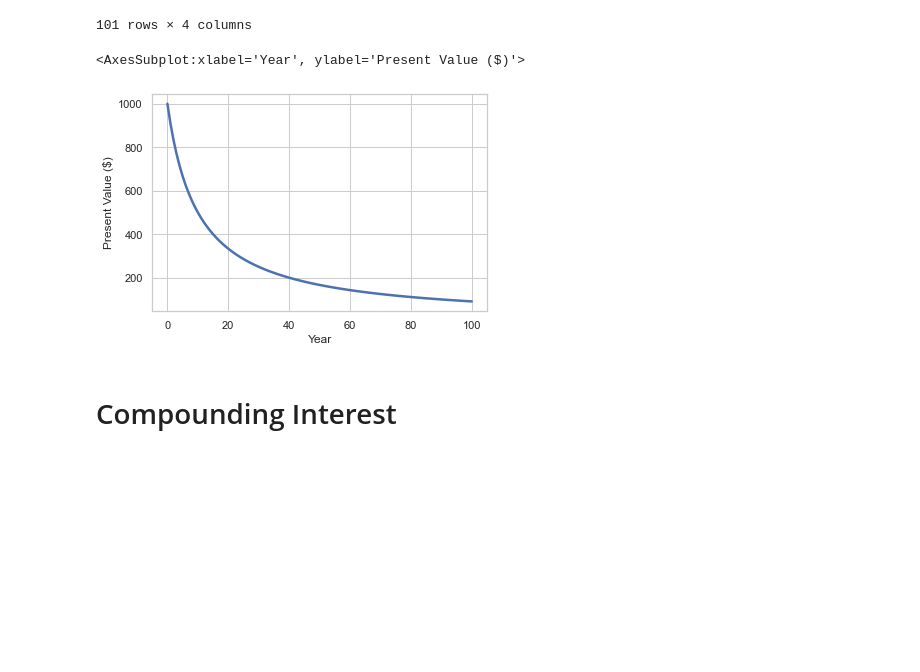
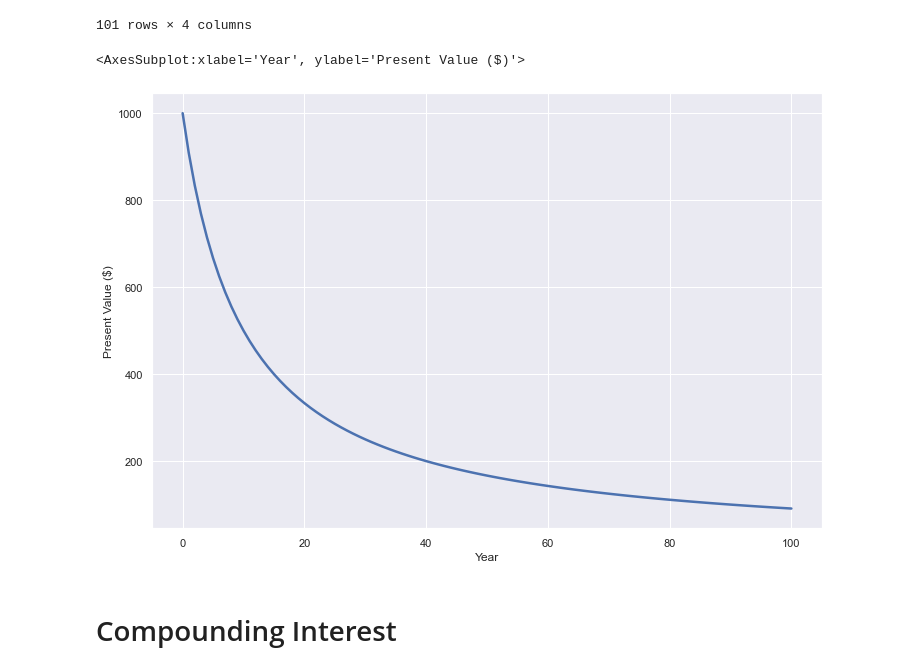
Before and after one commit to meernadir7/Finance, a Jupyter notebook: S_C_Interest.ipynb, the cells around one changed output. Drawn from its saved outputs; the diff is of its cells as text; code cells hidden in the pictures; blank space fills up the shorter version.

```diff
--- a/S_C_Interest.ipynb
+++ b/S_C_Interest.ipynb
@@ -89,11 +89,11 @@ Simple Interest Discounted Table
 101 rows × 4 columns
 # %%
 sns.set_theme(style="whitegrid")
-#sns.set({'figure.figsize':(12,8)})
+sns.set({'figure.figsize':(12,8)})
 sns.lineplot(data=SimpleInterest_D, x='Year', y='Present Value ($)', palette="tab10", linewidth=2.5)
 # %% [output]
 <AxesSubplot:xlabel='Year', ylabel='Present Value ($)'>
-[figure, old version]
+[figure, new version]
 # %% [markdown]
 # Compounding Interest
 # %% [markdown]
```
Also changed, not shown: parts of 1 cell of this notebook.
